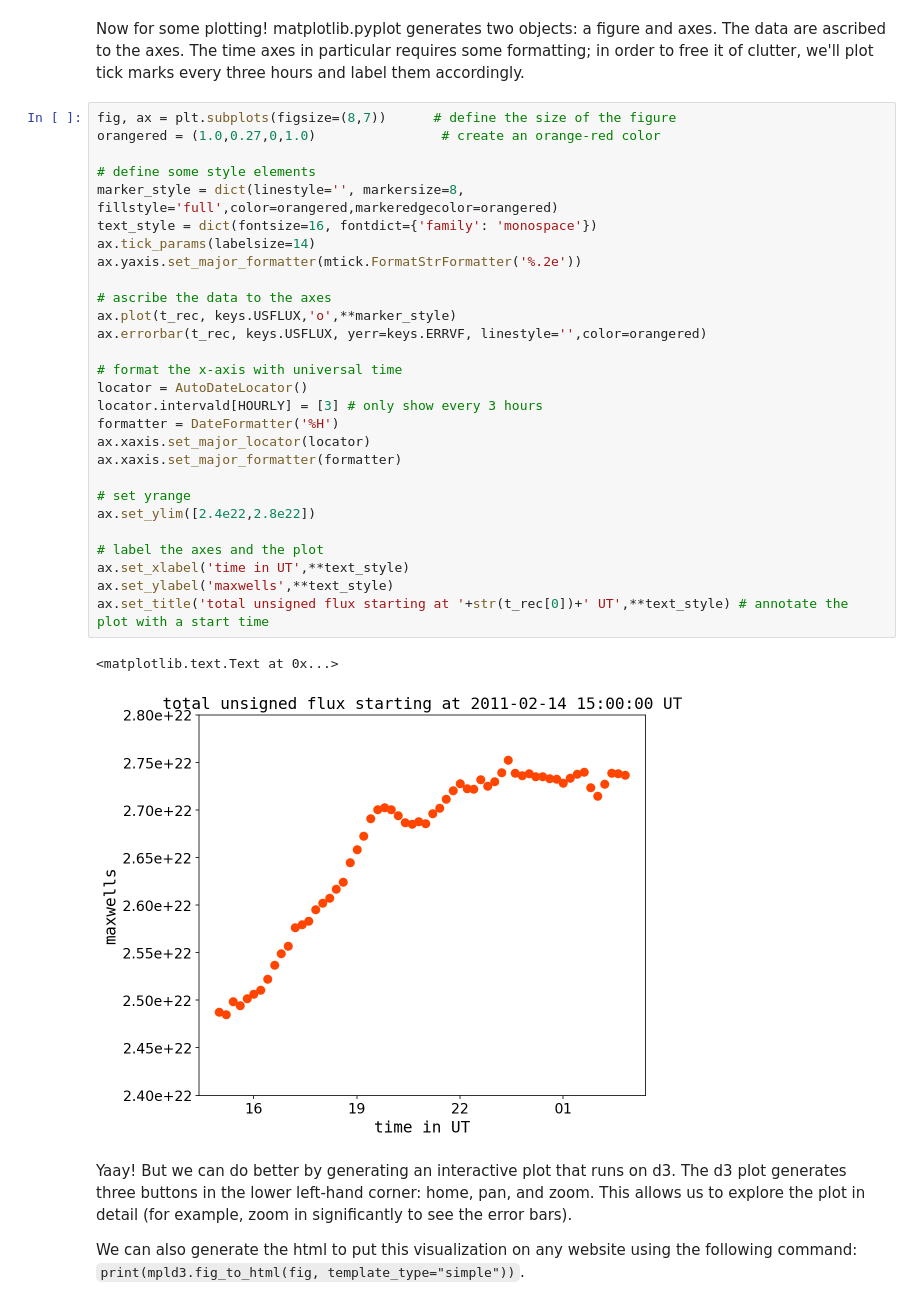
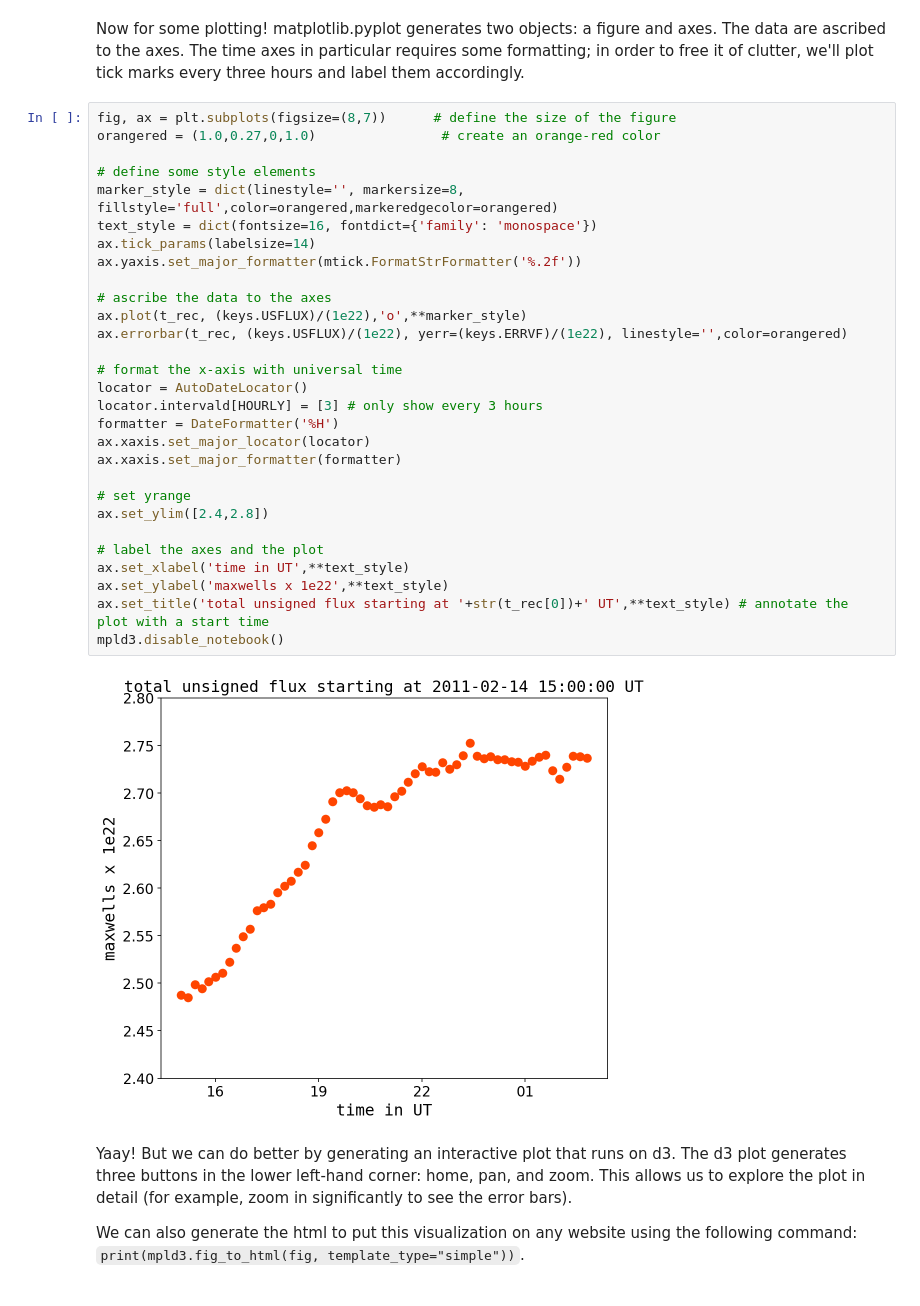
Before and after one commit to mbobra/SHARPs, a Jupyter notebook: plot_swx_d3.ipynb, the cells around one changed output. Saved outputs shown, nothing was run; the diff lists cells and outputs as text.

```diff
--- a/plot_swx_d3.ipynb
+++ b/plot_swx_d3.ipynb
@@ -63,34 +63,34 @@ Now for some plotting! matplotlib.pyplot generates two objects: a figure and axe
 # %%
 fig, ax = plt.subplots(figsize=(8,7))      # define the size of the figure
 orangered = (1.0,0.27,0,1.0)                # create an orange-red color
 
 # define some style elements
 marker_style = dict(linestyle='', markersize=8, fillstyle='full',color=orangered,markeredgecolor=orangered)
 text_style = dict(fontsize=16, fontdict={'family': 'monospace'})
 ax.tick_params(labelsize=14)
-ax.yaxis.set_major_formatter(mtick.FormatStrFormatter('%.2e'))
+ax.yaxis.set_major_formatter(mtick.FormatStrFormatter('%.2f'))
 
 # ascribe the data to the axes
-ax.plot(t_rec, keys.USFLUX,'o',**marker_style)
-ax.errorbar(t_rec, keys.USFLUX, yerr=keys.ERRVF, linestyle='',color=orangered)
+ax.plot(t_rec, (keys.USFLUX)/(1e22),'o',**marker_style)
+ax.errorbar(t_rec, (keys.USFLUX)/(1e22), yerr=(keys.ERRVF)/(1e22), linestyle='',color=orangered)
 
 # format the x-axis with universal time
 locator = AutoDateLocator()
 locator.intervald[HOURLY] = [3] # only show every 3 hours
 formatter = DateFormatter('%H')
 ax.xaxis.set_major_locator(locator)
 ax.xaxis.set_major_formatter(formatter)
 
 # set yrange
-ax.set_ylim([2.4e22,2.8e22])
+ax.set_ylim([2.4,2.8])
 
 # label the axes and the plot
 ax.set_xlabel('time in UT',**text_style)
-ax.set_ylabel('maxwells',**text_style)
+ax.set_ylabel('maxwells x 1e22',**text_style)
 ax.set_title('total unsigned flux starting at '+str(t_rec[0])+' UT',**text_style) # annotate the plot with a start time
+mpld3.disable_notebook()
 # %% [output]
-<matplotlib.text.Text at 0x...>
-[figure, old version]
+[figure, new version]
 # %% [markdown]
 Yaay! But we can do better by generating an interactive plot that runs on d3. The d3 plot generates three buttons in the lower left-hand corner: home, pan, and zoom. This allows us to explore the plot in detail (for example, zoom in significantly to see the error bars).
 
```
